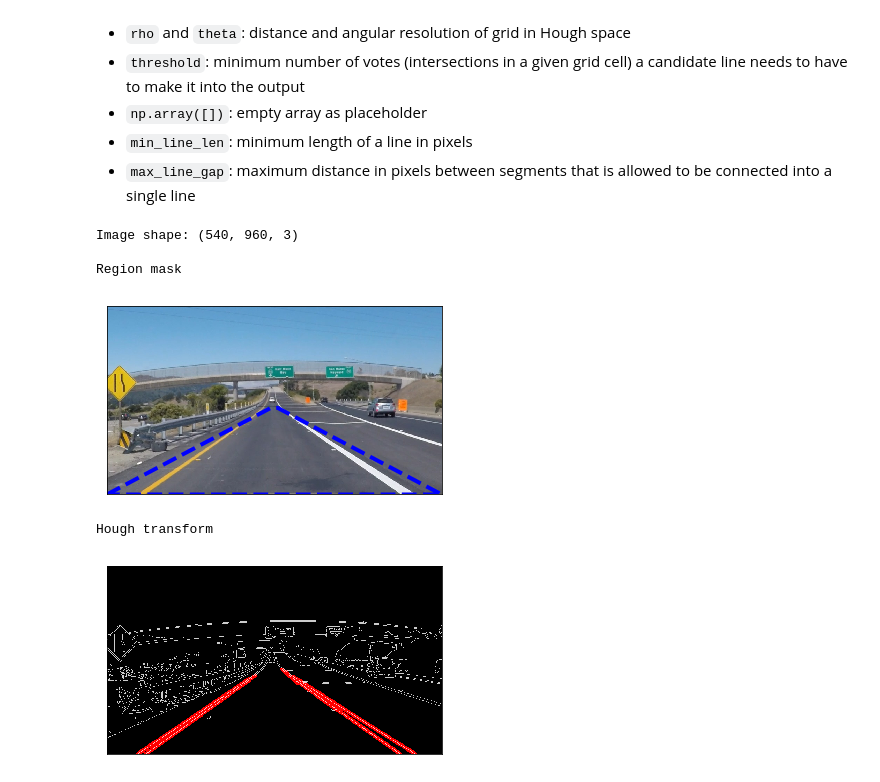
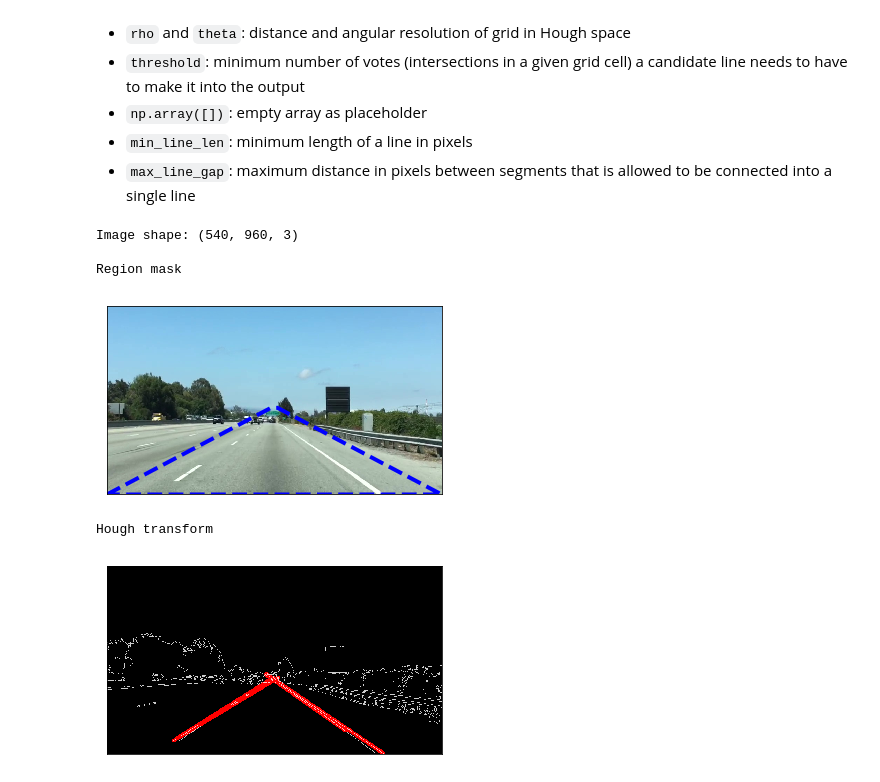
Before and after one commit to tuliren/sdc-nd, a Jupyter notebook: 01-lane-line-detection/canny_edge_detection.ipynb, the cells around one changed output. Cells and saved outputs as stored; diff of their text form; code cells hidden in the pictures.

Commit message:
Filter line by length

```diff
--- a/01-lane-line-detection/canny_edge_detection.ipynb
+++ b/01-lane-line-detection/canny_edge_detection.ipynb
@@ -130,7 +131,7 @@ lines = cv2.HoughLinesP(
 - `max_line_gap`: maximum distance in pixels between segments that is allowed to be connected into a single line
 # %%
 # Read in and grayscale the image
-image = mpimg.imread('input/exit-ramp.jpg')
+image = mpimg.imread('input/test.jpg')
 gray = cv2.cvtColor(image,cv2.COLOR_RGB2GRAY)
 
 # Define a kernel size and apply Gaussian smoothing
@@ -173,35 +174,38 @@ image_helper.show()
 # Define the Hough transform parameters
 # Make a blank the same size as our image to draw on
 rho = 2              # distance resolution in pixels of the Hough grid
 theta = np.pi/180    # angular resolution in radians of the Hough grid
 threshold = 15       # minimum number of votes (intersections in Hough grid cell)
 min_line_length = 40 # minimum number of pixels making up a line
-max_line_gap = 20    # maximum gap in pixels between connectable line segments
+max_line_gap = 100    # maximum gap in pixels between connectable line segments
 line_image = np.copy(image)*0 # creating a blank to draw lines on
 
 # Run Hough on edge detected image
 # Output "lines" is an array containing endpoints of detected line segments
 lines = cv2.HoughLinesP(masked_edges, rho, theta, threshold, np.array([]),
                             min_line_length, max_line_gap)
 
 # Iterate over the output "lines" and draw lines on a blank image
 for line in lines:
     for x1,y1,x2,y2 in line:
-        cv2.line(line_image,(x1,y1),(x2,y2),(255,0,0),10)
+        # Custom: filter line by length
+        length = math.sqrt((x2 - x1) **2 + (y2 - y1) **2)
+        if length > 200:
+            cv2.line(line_image,(x1,y1),(x2,y2),(255,0,0),10)
 
 # Create a "color" binary image to combine with line image
 color_edges = np.dstack((edges, edges, edges))
 
 # Draw the lines on the edge image
 lines_edges = cv2.addWeighted(color_edges, 0.8, line_image, 1, 0)
 plt.imshow(lines_edges)
 image_helper.save('output/hough-transform-edge-detection.png')
 print('Hough transform')
 image_helper.show()
 # %% [output]
 Image shape: (540, 960, 3)
 
 Region mask
-[figure, old version]
+[figure, new version]
 Hough transform
-[figure, old version]
+[figure, new version]
```
Also changed, not shown: parts of 2 cells of this notebook, 5 other files.
